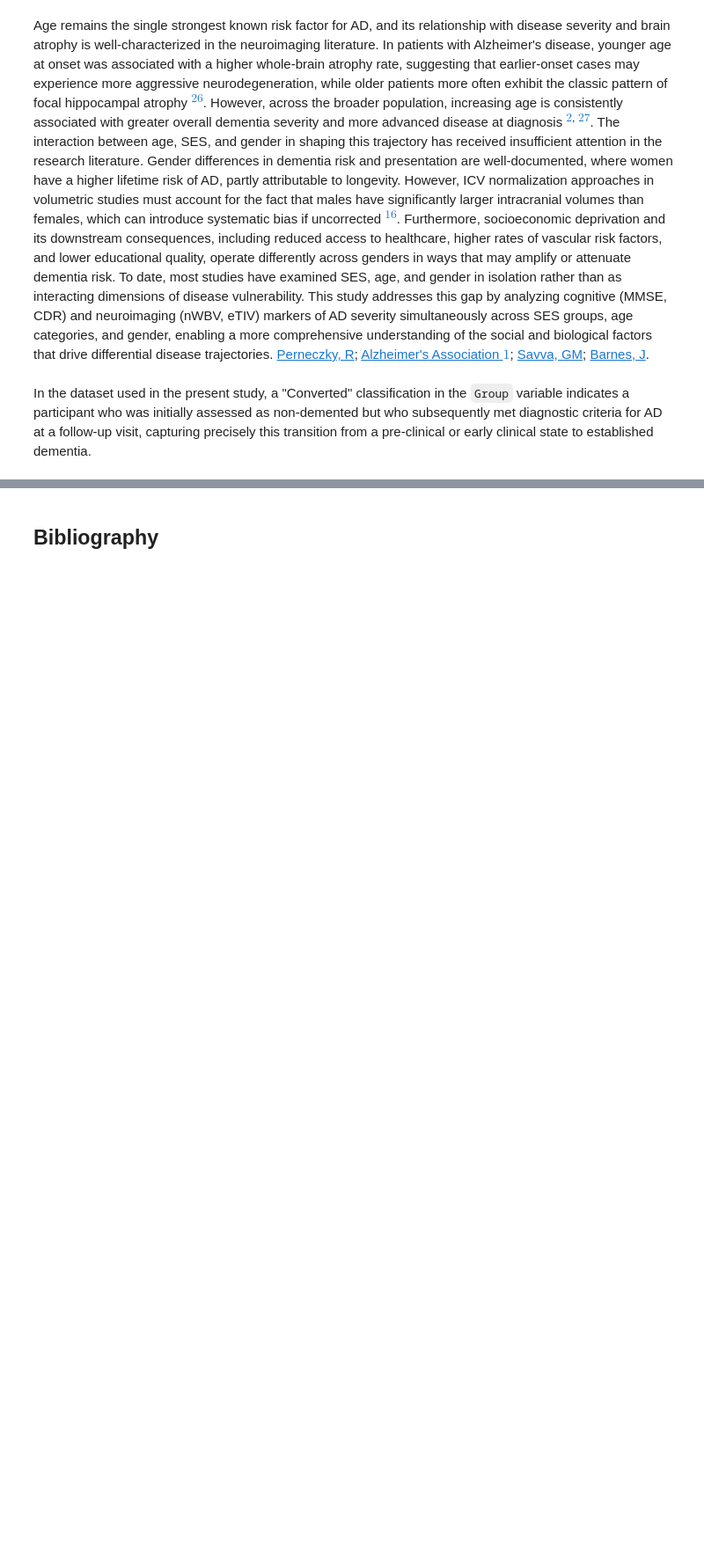
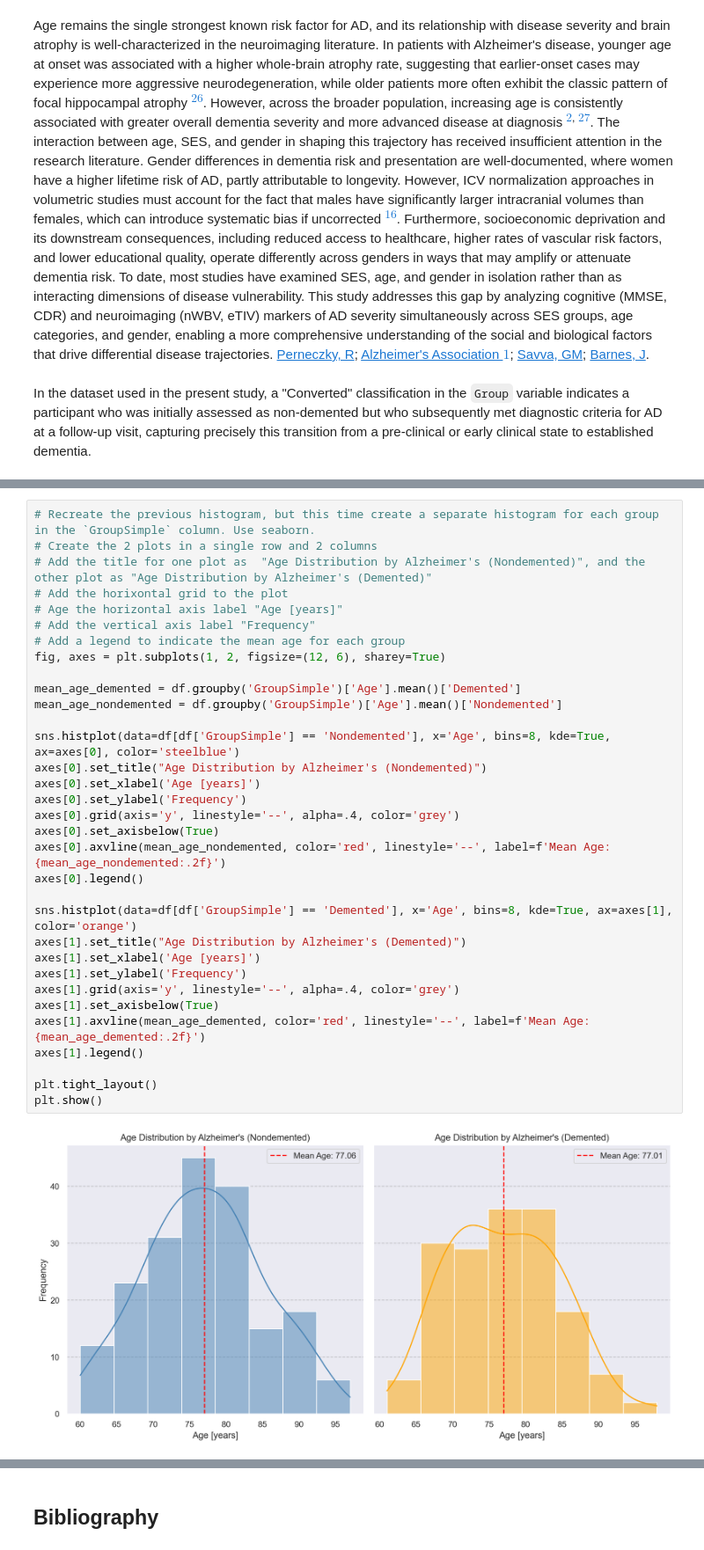
Before and after one commit to LaibaSiddique-GW/FinalProject, a Jupyter notebook: Alzheimers_Final_Project.ipynb, the cells around one changed output, grey strips where cells are left out. Shown at 88% size. Saved outputs shown, nothing was run; the diff lists cells and outputs as text; blank space fills up the shorter version.

```diff
--- a/Alzheimers_Final_Project.ipynb
+++ b/Alzheimers_Final_Project.ipynb
@@ -51,0 +338,35 @@ In the dataset used in the present study, a "Converted" classification in the `G
+# %%
+# Recreate the previous histogram, but this time create a separate histogram for each group in the `GroupSimple` column. Use seaborn.
+# Create the 2 plots in a single row and 2 columns
+# Add the title for one plot as  "Age Distribution by Alzheimer's (Nondemented)", and the other plot as "Age Distribution by Alzheimer's (Demented)"
+# Add the horixontal grid to the plot
+# Age the horizontal axis label "Age [years]"
+# Add the vertical axis label "Frequency"
+# Add a legend to indicate the mean age for each group
+fig, axes = plt.subplots(1, 2, figsize=(12, 6), sharey=True)
+
+mean_age_demented = df.groupby('GroupSimple')['Age'].mean()['Demented']
+mean_age_nondemented = df.groupby('GroupSimple')['Age'].mean()['Nondemented']
+
+sns.histplot(data=df[df['GroupSimple'] == 'Nondemented'], x='Age', bins=8, kde=True, ax=axes[0], color='steelblue')
+axes[0].set_title("Age Distribution by Alzheimer's (Nondemented)")
+axes[0].set_xlabel('Age [years]')
+axes[0].set_ylabel('Frequency')
+axes[0].grid(axis='y', linestyle='--', alpha=.4, color='grey')
+axes[0].set_axisbelow(True)
+axes[0].axvline(mean_age_nondemented, color='red', linestyle='--', label=f'Mean Age: {mean_age_nondemented:.2f}')
+axes[0].legend()
+
+sns.histplot(data=df[df['GroupSimple'] == 'Demented'], x='Age', bins=8, kde=True, ax=axes[1], color='orange')
+axes[1].set_title("Age Distribution by Alzheimer's (Demented)")
+axes[1].set_xlabel('Age [years]')
+axes[1].set_ylabel('Frequency')
+axes[1].grid(axis='y', linestyle='--', alpha=.4, color='grey')
+axes[1].set_axisbelow(True)
+axes[1].axvline(mean_age_demented, color='red', linestyle='--', label=f'Mean Age: {mean_age_demented:.2f}')
+axes[1].legend()
+
+plt.tight_layout()
+plt.show()
+# %% [output]
+[figure, added]
```
Also changed, not shown: parts of 144 cells of this notebook, 1 other file.
